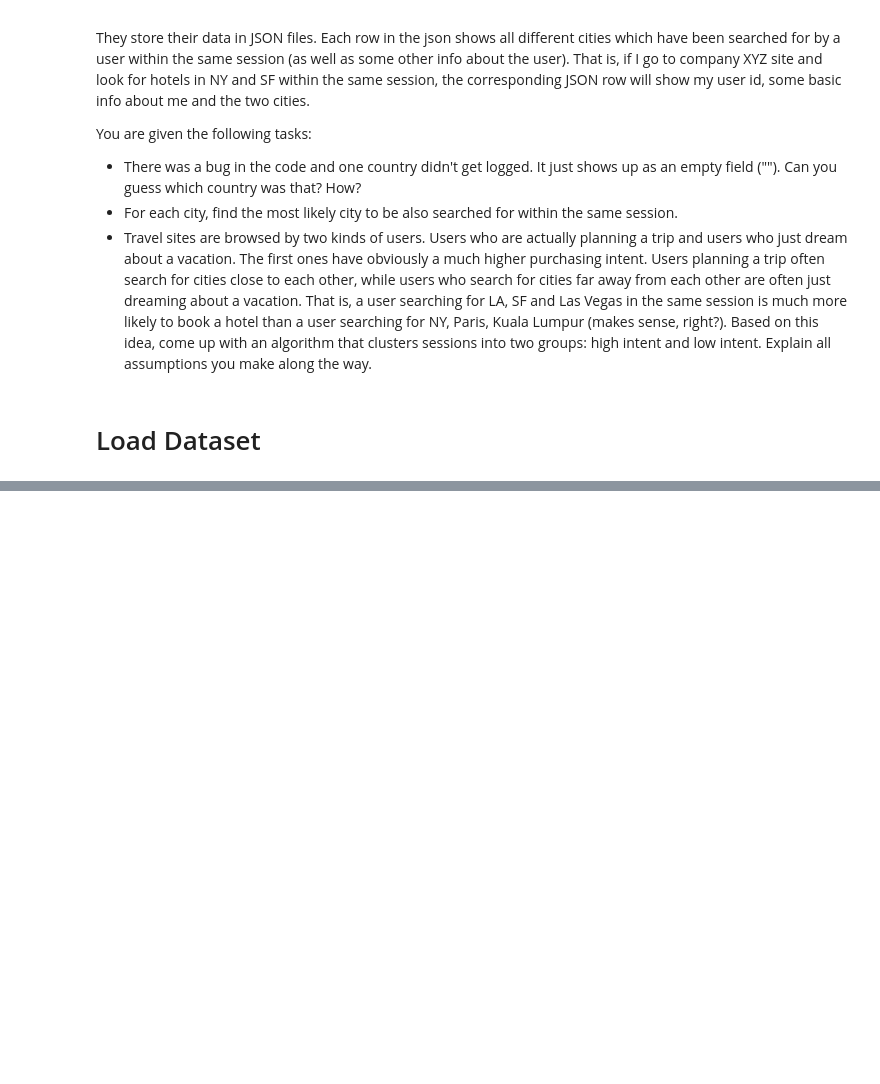
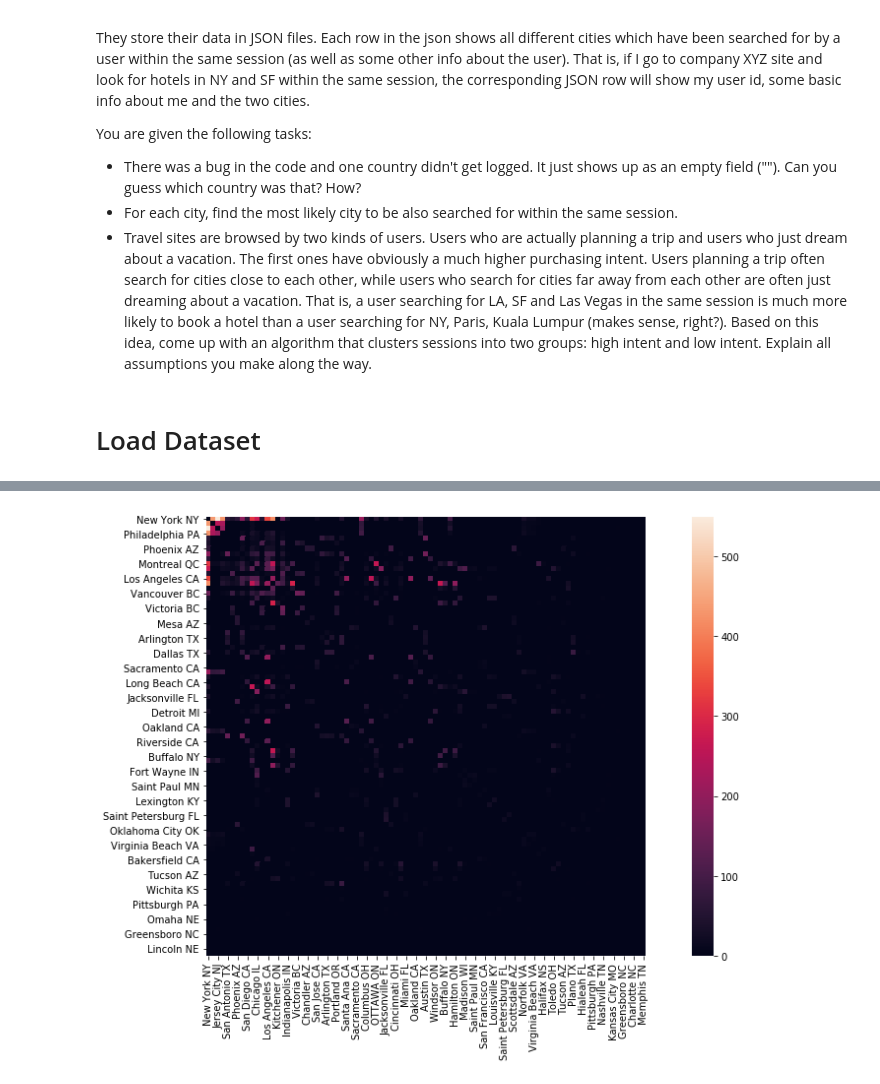
Before and after one commit to JifuZhao/DS-Take-Home, a Jupyter notebook: 13. Json City Similarities.ipynb, the cells around one changed output, grey strips where cells are left out. Saved outputs shown, nothing was run; the diff lists cells and outputs as text; code cells hidden in the pictures; blank space fills up the shorter version.

```diff
--- a/13. Json City Similarities.ipynb
+++ b/13. Json City Similarities.ipynb
@@ -36,0 +141,15 @@ data.describe()
+# %%
+# find unique cities
+city_pair = data['cities'].apply(lambda x: x.split(', '))
+
+index = 0
+maps = {}
+city_list = []
+for item in city_pair:
+    for city in item:
+        if city not in maps:
+            maps[city] = index
+            index += 1
+            city_list.append(city)
+
+print('Unique cities:\t', len(city_list))
@@ -36,0 +158,17 @@ data.describe()
+# %%
+# calculate matrix similarity
+pair_matrix = np.zeros((89, 89))
+
+for item in city_pair:
+    if len(item) == 1:
+        continue
+    for i in range(len(item) - 1):
+        index1 = maps[item[i]]
+        for j in range(i + 1, len(item)):
+            index2 = maps[item[j]]
+            pair_matrix[index1, index2] += 1
+            pair_matrix[index2, index1] += 1
+# %%
+# create dataframe
+df_similarity = pd.DataFrame(pair_matrix, index=city_list, columns=city_list)
+df_similarity.head()
@@ -36,0 +183,9 @@ data.describe()
+# %%
+# visualization
+fig, ax = plt.subplots(figsize=(10, 8))
+sns.heatmap(df_similarity, ax=ax)
+ax.axis('image')
+plt.tight_layout()
+plt.show()
+# %% [output]
+[figure, added]
```
Also changed, not shown: parts of 26 cells of this notebook, 13 other files.
